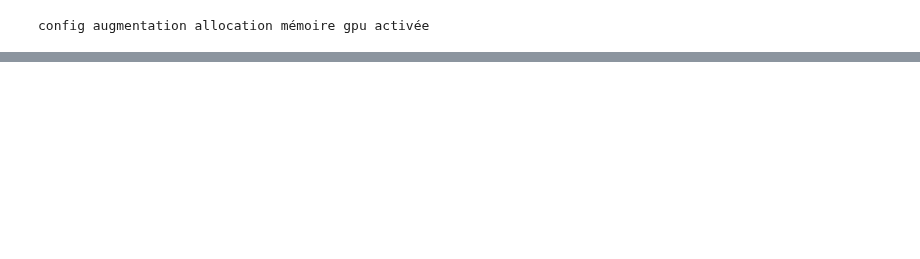
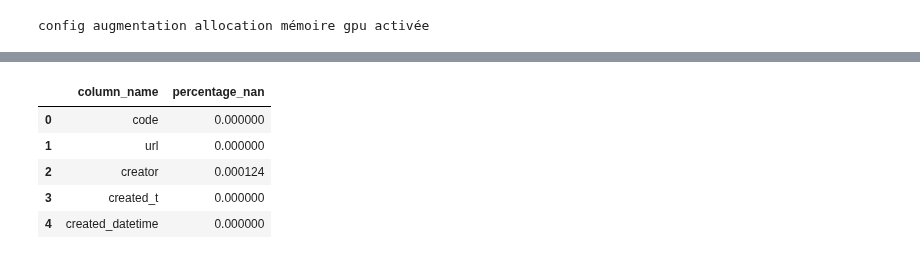
Before and after one commit to CarolusIntelligence/green_ia, a Jupyter notebook: cch/pre_processing_v0.1.ipynb, the cells around one changed output, grey strips where cells are left out. Saved outputs shown, nothing was run; the diff lists cells and outputs as text; code cells hidden in the pictures; blank space fills up the shorter version.

```diff
--- a/cch/pre_processing_v0.1.ipynb
+++ b/cch/pre_processing_v0.1.ipynb
@@ -39,0 +79,6 @@ ImportError: Missing optional dependency 'openpyxl'.  Use pip or conda to instal
+# %%
+# afficher % de nan / colonne:
+total_rows = df.shape[0]
+nan_counts = df.isna().sum()
+nan_percentage = (nan_counts / total_rows) * 100
+nan_df = pd.DataFrame({'column_name': nan_percentage.index, 'percentage_nan': nan_percentage.values})
@@ -39,0 +91,9 @@ ImportError: Missing optional dependency 'openpyxl'.  Use pip or conda to instal
+# %%
+nan_df.head(5)
+# %% [output]
+|  | column_name | percentage_nan |
+| 0 | code | 0.000000 |
+| 1 | url | 0.000000 |
+| 2 | creator | 0.000124 |
+| 3 | created_t | 0.000000 |
+| 4 | created_datetime | 0.000000 |
```
Also changed, not shown: parts of 7 cells of this notebook.
